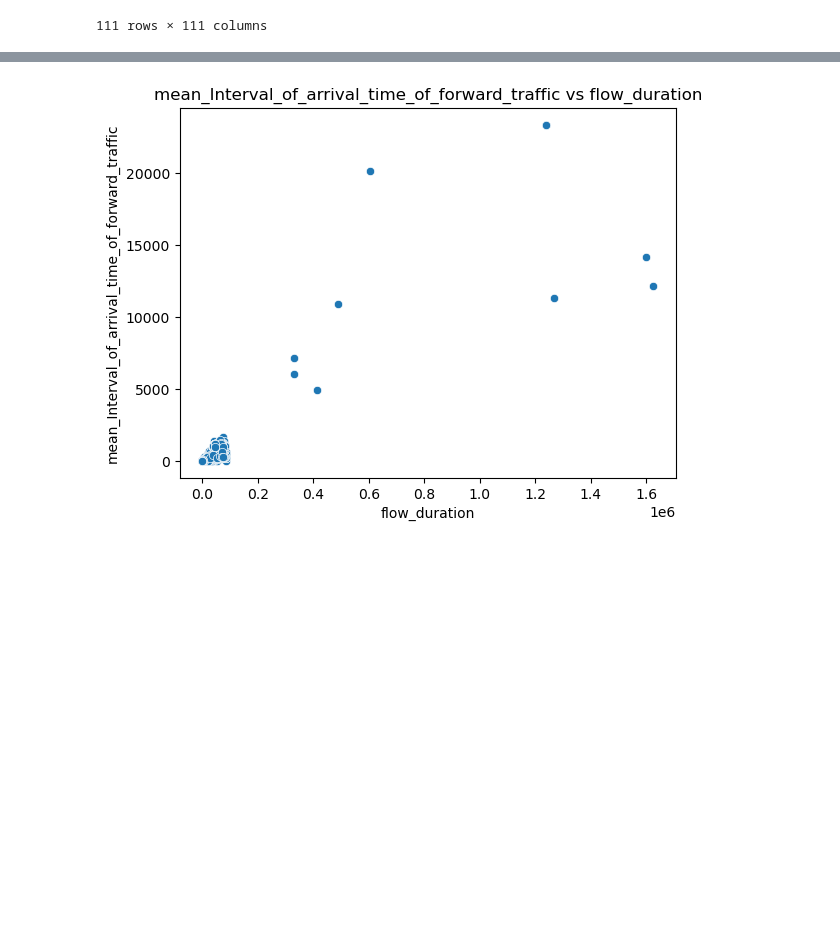
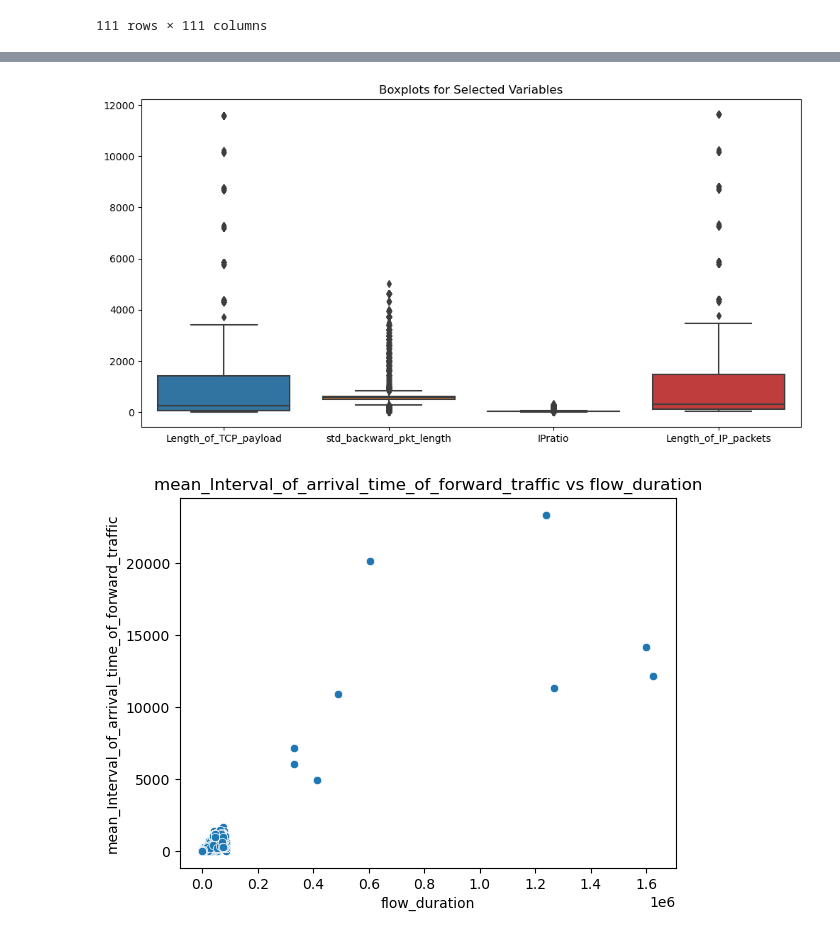
Before and after one commit to brero12/csis3290-Project03, a Jupyter notebook: Project03.ipynb, the cells around one changed output, grey strips where cells are left out. Saved outputs shown, nothing was run; the diff lists cells and outputs as text; code cells hidden in the pictures; blank space fills up the shorter version.

```diff
--- a/Project03.ipynb
+++ b/Project03.ipynb
@@ -192,3 +248,12 @@ strong_correlations
+# %%
+#boxtplot of high correlation variables
+subset_of_variables = df[["Length_of_TCP_payload", "std_backward_pkt_length", "IPratio", "Length_of_IP_packets"]]  # Add variables of interest
+plt.figure(figsize=(12, 6))
+sns.boxplot(data=subset_of_variables, orient='v')
+plt.title('Boxplots for Selected Variables')
+plt.show()
+# %% [output]
+[figure, added]
 # %%
 ## let's see data
 
```
Also changed, not shown: parts of 7 cells of this notebook.
